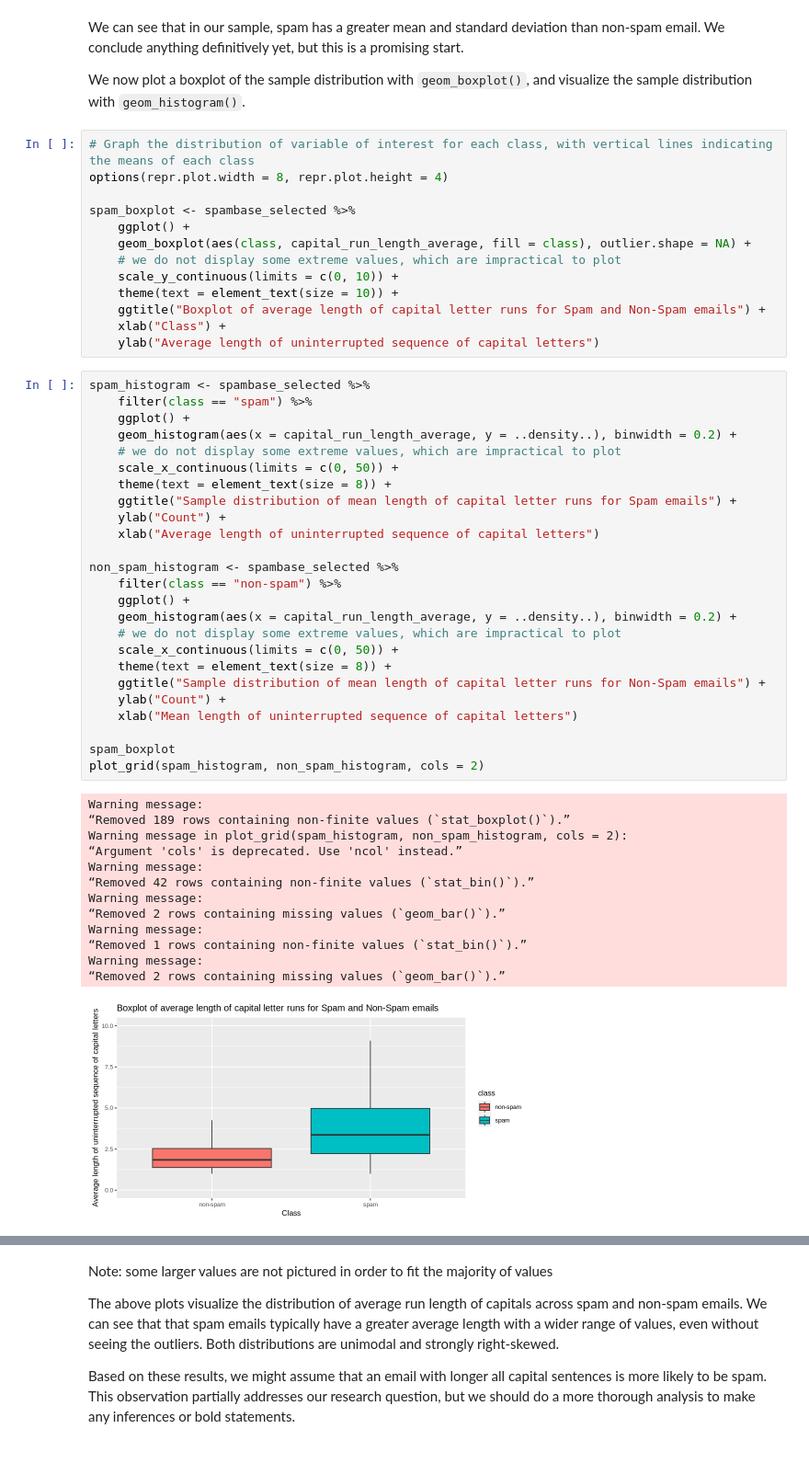
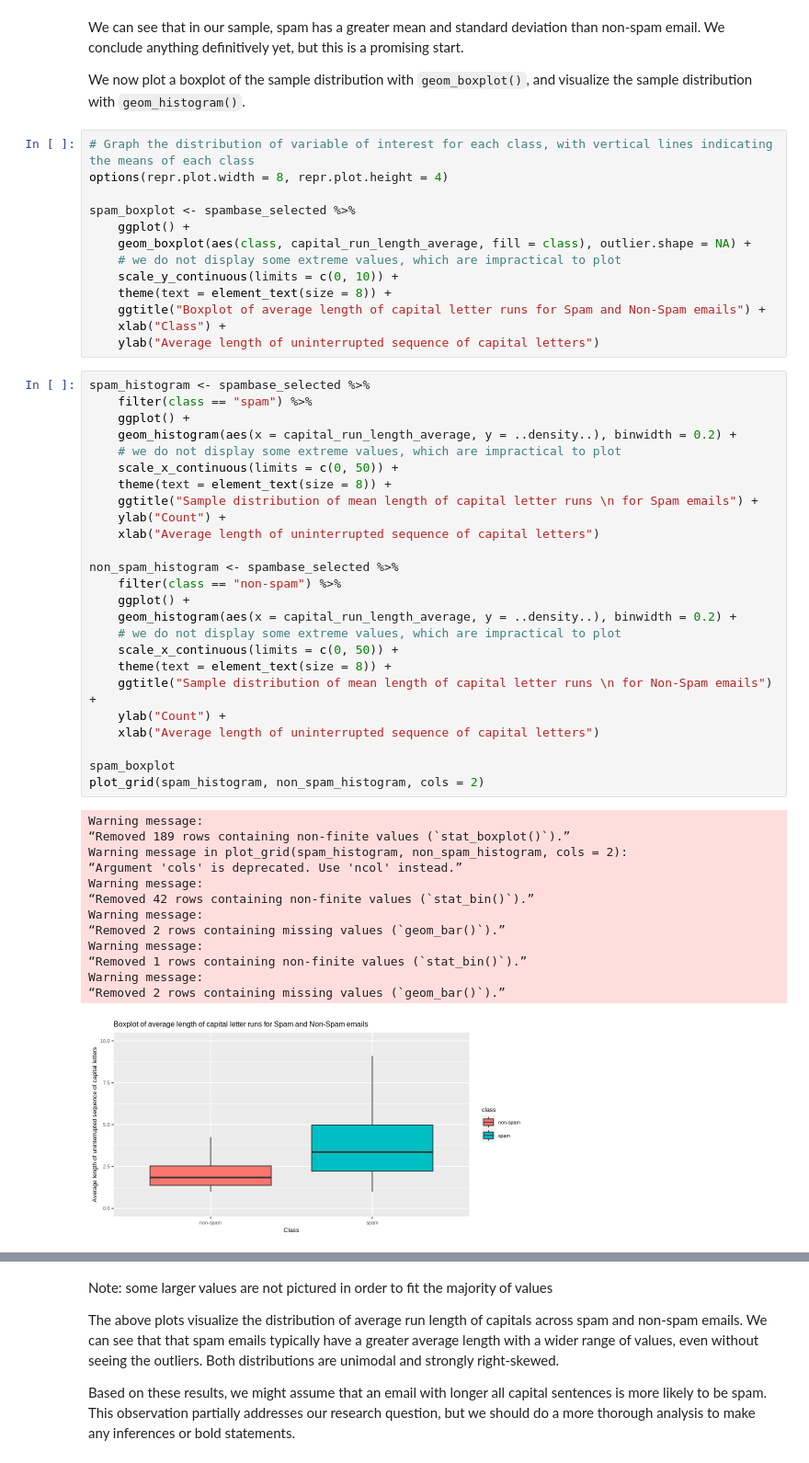
Before and after one commit to rchanpra/stat-201-project, a Jupyter notebook: project-proposal.ipynb, the cells around one changed output, grey strips where cells are left out. Shown at 92% size. Saved outputs shown, nothing was run; the diff lists cells and outputs as text.

Commit message:
Minor tweaks to visualizations

```diff
--- a/project-proposal.ipynb
+++ b/project-proposal.ipynb
@@ -123,7 +124,7 @@ spam_boxplot <- spambase_selected %>%
     geom_boxplot(aes(class, capital_run_length_average, fill = class), outlier.shape = NA) +
     # we do not display some extreme values, which are impractical to plot
     scale_y_continuous(limits = c(0, 10)) +
-    theme(text = element_text(size = 10)) +
+    theme(text = element_text(size = 8)) +
     ggtitle("Boxplot of average length of capital letter runs for Spam and Non-Spam emails") +
     xlab("Class") +
     ylab("Average length of uninterrupted sequence of capital letters")
@@ -135,34 +136,34 @@ spam_histogram <- spambase_selected %>%
     # we do not display some extreme values, which are impractical to plot
     scale_x_continuous(limits = c(0, 50)) +
     theme(text = element_text(size = 8)) +
-    ggtitle("Sample distribution of mean length of capital letter runs for Spam emails") +
+    ggtitle("Sample distribution of mean length of capital letter runs \n for Spam emails") +
     ylab("Count") +
     xlab("Average length of uninterrupted sequence of capital letters")
 
 non_spam_histogram <- spambase_selected %>%
     filter(class == "non-spam") %>%
     ggplot() +
     geom_histogram(aes(x = capital_run_length_average, y = ..density..), binwidth = 0.2) +
     # we do not display some extreme values, which are impractical to plot
     scale_x_continuous(limits = c(0, 50)) +
     theme(text = element_text(size = 8)) +
-    ggtitle("Sample distribution of mean length of capital letter runs for Non-Spam emails") +
+    ggtitle("Sample distribution of mean length of capital letter runs \n for Non-Spam emails") +
     ylab("Count") +
-    xlab("Mean length of uninterrupted sequence of capital letters")
+    xlab("Average length of uninterrupted sequence of capital letters")
 
 spam_boxplot
 plot_grid(spam_histogram, non_spam_histogram, cols = 2)
 # %% [output]
 Warning message:
 “Removed 189 rows containing non-finite values (`stat_boxplot()`).”
 Warning message in plot_grid(spam_histogram, non_spam_histogram, cols = 2):
 “Argument 'cols' is deprecated. Use 'ncol' instead.”
 Warning message:
 “Removed 42 rows containing non-finite values (`stat_bin()`).”
 Warning message:
 “Removed 2 rows containing missing values (`geom_bar()`).”
 Warning message:
 “Removed 1 rows containing non-finite values (`stat_bin()`).”
 Warning message:
 “Removed 2 rows containing missing values (`geom_bar()`).”
-[figure, old version]
+[figure, new version]
```
Also changed, not shown: parts of 4 cells of this notebook.
